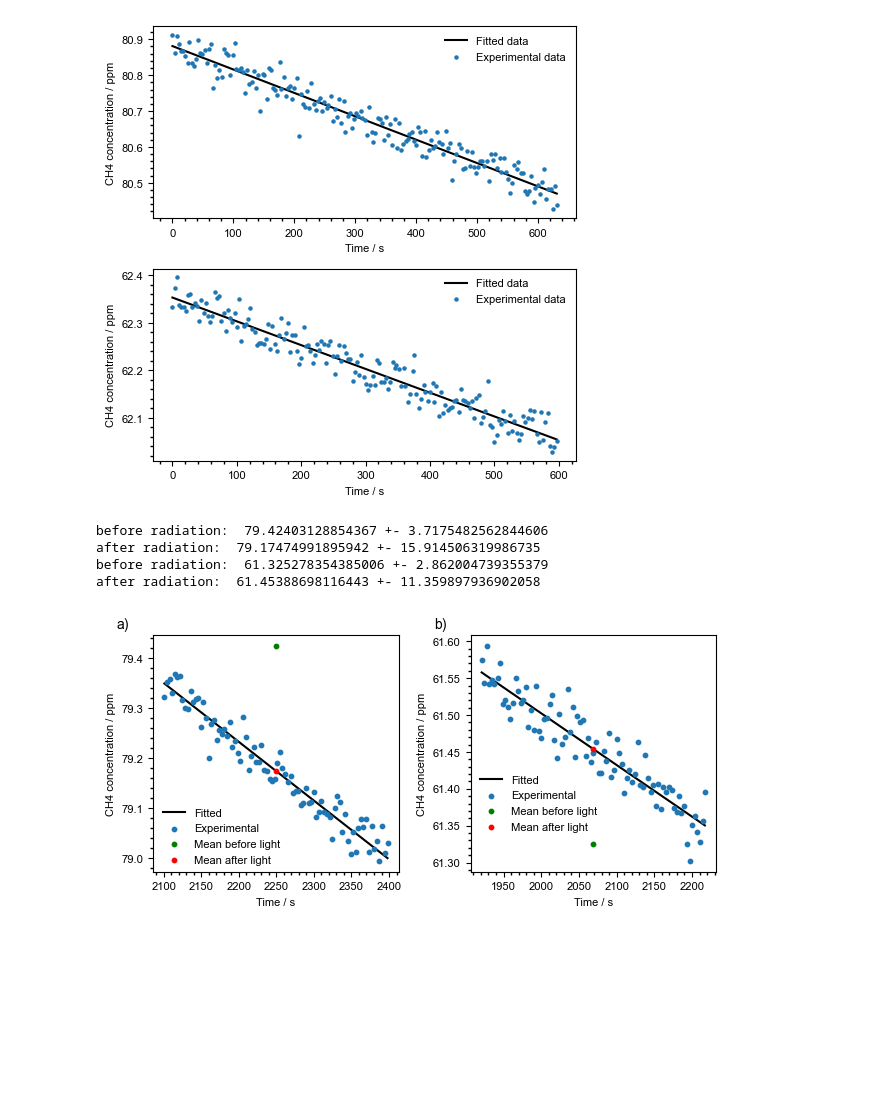
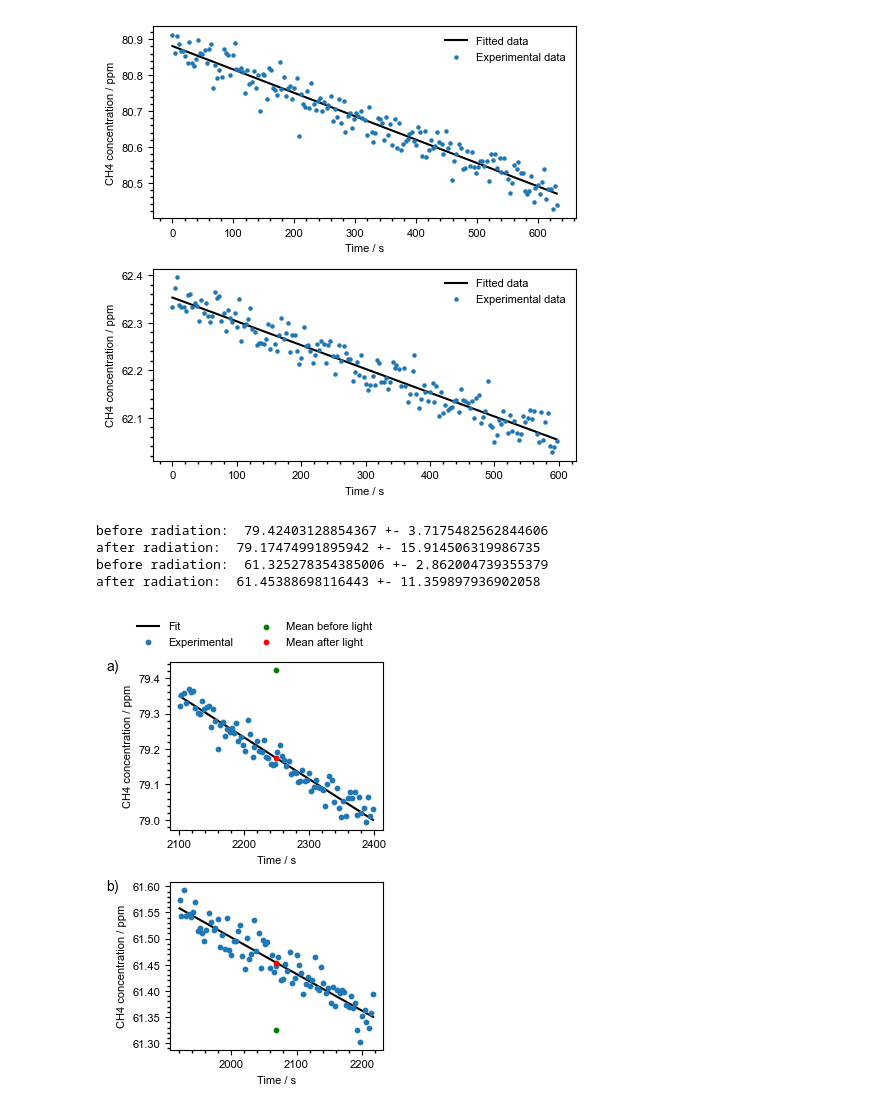
Before and after one commit to Normann25/Manganese-chlorides, a Jupyter notebook: Bachelor/Piccaro/data_treat_v2.ipynb, the cells around one changed output. Saved outputs shown, nothing was run; the diff lists cells and outputs as text; code cells hidden in the pictures; blank space fills up the shorter version.

```diff
--- a/Bachelor/Piccaro/data_treat_v2.ipynb
+++ b/Bachelor/Piccaro/data_treat_v2.ipynb
@@ -90,10 +90,16 @@ exp2 leak1  Fit: a=-0.0000080+-0.00002225  b=62.353+-0.479  p=1.000000
 exp2 light  Fit: a=-0.0000061+-0.00002224  b=62.508+-1.850  p=1.000000
 exp2 leak2  Fit: a=-0.0000114+-0.00006314  b=62.921+-8.228  p=1.000000
 # %%
+labels_full = ['Experimental', 'Leak rate 1 (fit)', 'Light on (fit)', 'Leak rate 2 (fit)']
 fig, ax = plt.subplots(2, 1, figsize = (3.2, 5))
 
 plot_full_exp(ax[0], df, a[:3], b[:3], [2853, 3539], [3034, 3367])
+ax[0].legend(labels = labels_full, frameon = False, fontsize = 8, ncol = 2, bbox_to_anchor = (1, 1.3))
 plot_full_exp(ax[1], df, a[3:], b[3:], [6290, 6934], [6465, 6760])
+
+sublabels = ['a)', 'b)']
+for ax, l in zip(ax.flatten(), sublabels):
+    ax.text(-0.3, .95, l, transform = ax.transAxes, fontsize = 10)
 
 fig.tight_layout()
 fig.savefig('Full_exp.jpg', dpi = 600)
@@ -112,21 +118,23 @@ plt.show()
 # %% [output]
 [figure]
 # %%
-fig, axes = plt.subplots(1, 2, figsize = (6.4, 3.2))
+labels_after = ['Fit', 'Experimental', 'Mean before light', 'Mean after light']
+fig, axes = plt.subplots(2, 1, figsize = (3.2, 5))
 
-exp1_y1, exp1_ey1, exp1_y2, exp1_ey2 = plot_mean_conc(axes[0], treat_dict['exp1 leak2'], (0.02, 0.01), [a[0], a[2]], [b[0], b[2]], [ea[0], ea[2]], [eb[0], eb[2]])
-exp2_y1, exp2_ey1, exp2_y2, exp2_ey2 = plot_mean_conc(axes[1], treat_dict['exp2 leak2'], (0.02, 0.15), [a[3], a[5]], [b[3], b[5]], [ea[3], ea[5]], [eb[3], eb[5]])
+exp1_y1, exp1_ey1, exp1_y2, exp1_ey2 = plot_mean_conc(axes[0], treat_dict['exp1 leak2'], [a[0], a[2]], [b[0], b[2]], [ea[0], ea[2]], [eb[0], eb[2]])
+exp2_y1, exp2_ey1, exp2_y2, exp2_ey2 = plot_mean_conc(axes[1], treat_dict['exp2 leak2'], [a[3], a[5]], [b[3], b[5]], [ea[3], ea[5]], [eb[3], eb[5]])
+axes[0].legend(labels = labels_after, frameon = False, fontsize = 8, bbox_to_anchor = (1, 1.3), ncol = 2)
 
 sublabels = ['a)', 'b)']
 for ax, l in zip(axes.flatten(), sublabels):
-    ax.text(-0.15, 1.03, l, transform = ax.transAxes, fontsize = 10)
+    ax.text(-0.3, .95, l, transform = ax.transAxes, fontsize = 10)
 
 fig.tight_layout()
 fig.savefig('leak2.jpg', dpi = 600)
 plt.show()
 # %% [output]
 before radiation:  79.42403128854367 +- 3.7175482562844606
 after radiation:  79.17474991895942 +- 15.914506319986735
 before radiation:  61.325278354385006 +- 2.862004739355379
 after radiation:  61.45388698116443 +- 11.359897936902058
-[figure, old version]
+[figure, new version]
```
Also changed, not shown: parts of 1 cell of this notebook, 3 other files.
